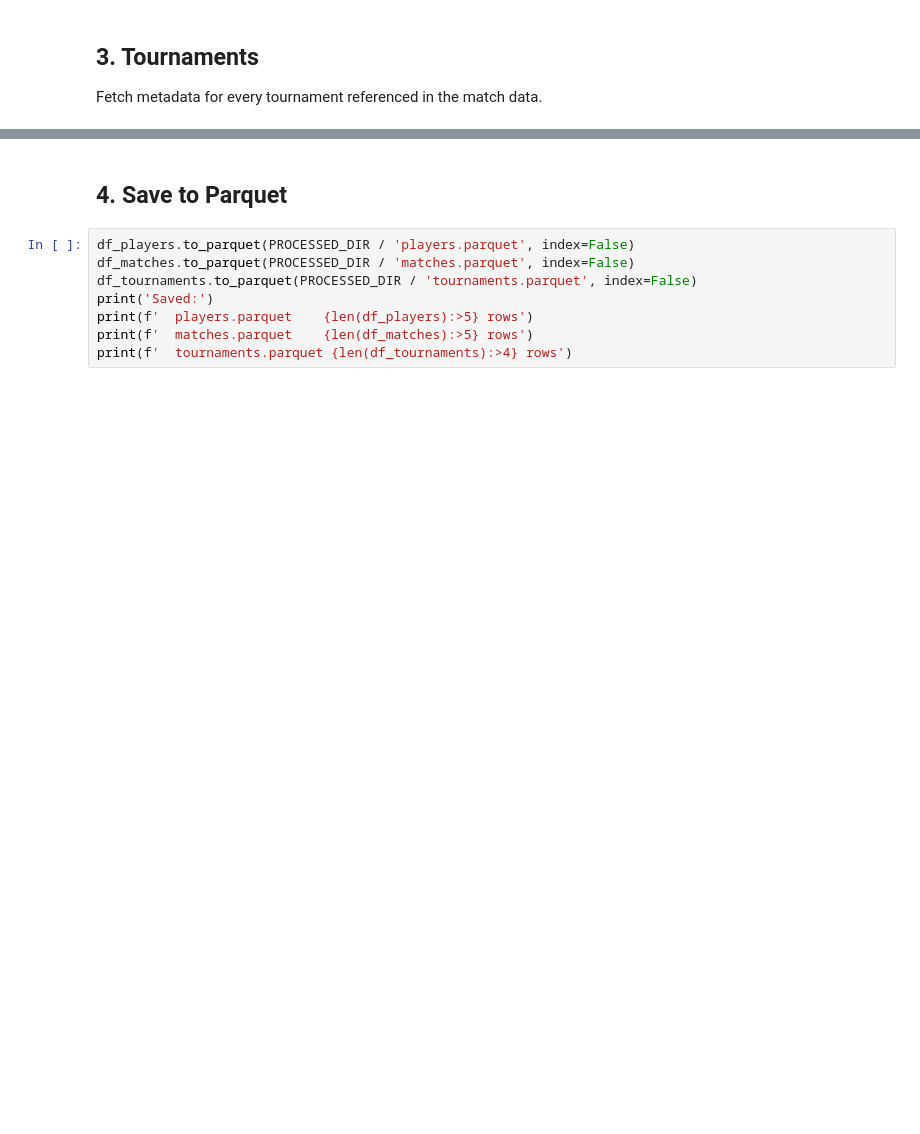
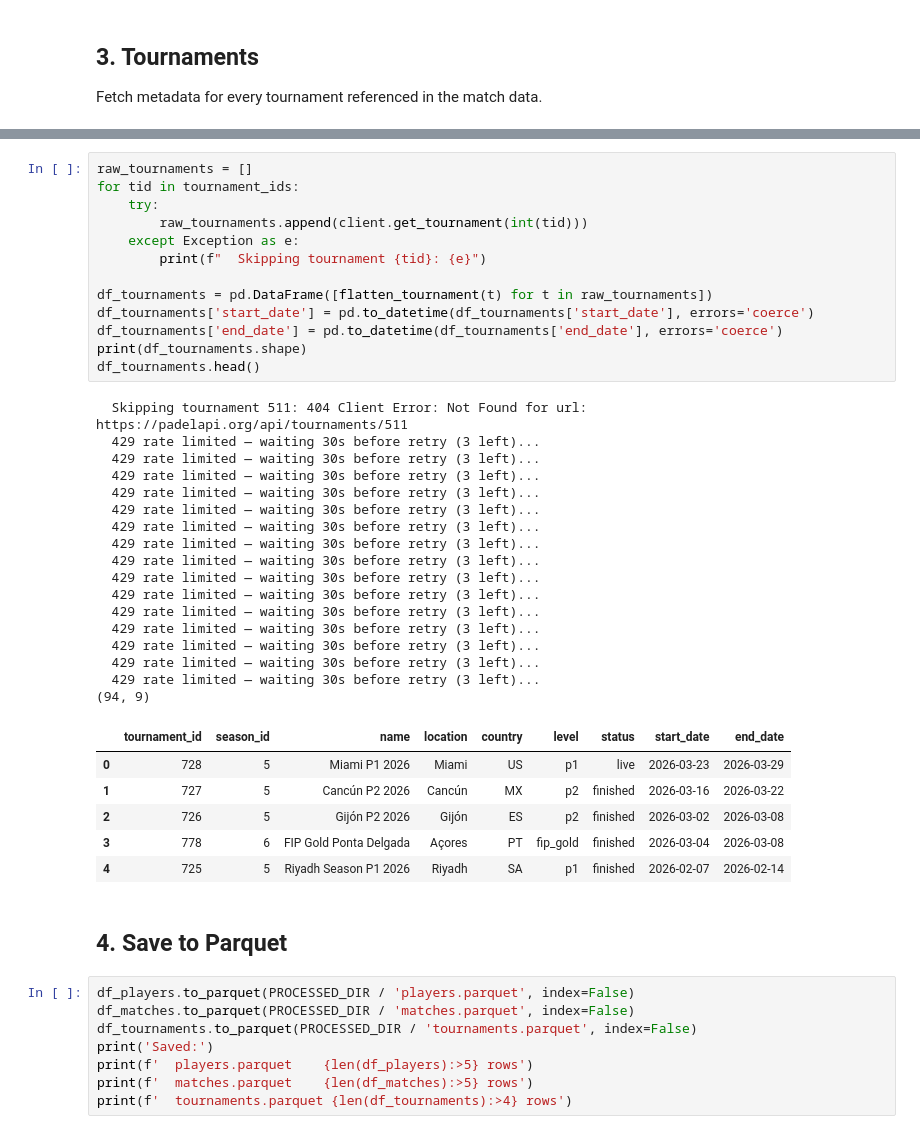
Before and after one commit to TheodorUtvik/padel-analytics, a Jupyter notebook: notebooks/02_collect_data.ipynb, the cells around one changed output, grey strips where cells are left out. Drawn from its saved outputs; the diff is of its cells as text; blank space fills up the shorter version.

```diff
--- a/notebooks/02_collect_data.ipynb
+++ b/notebooks/02_collect_data.ipynb
@@ -58,3 +131,40 @@ df_tournaments.head()
+# %%
+raw_tournaments = []
+for tid in tournament_ids:
+    try:
+        raw_tournaments.append(client.get_tournament(int(tid)))
+    except Exception as e:
+        print(f"  Skipping tournament {tid}: {e}")
+
+df_tournaments = pd.DataFrame([flatten_tournament(t) for t in raw_tournaments])
+df_tournaments['start_date'] = pd.to_datetime(df_tournaments['start_date'], errors='coerce')
+df_tournaments['end_date'] = pd.to_datetime(df_tournaments['end_date'], errors='coerce')
+print(df_tournaments.shape)
+df_tournaments.head()
+# %% [output]
+  Skipping tournament 511: 404 Client Error: Not Found for url: https://padelapi.org/api/tournaments/511
+  429 rate limited — waiting 30s before retry (3 left)...
+  429 rate limited — waiting 30s before retry (3 left)...
+  429 rate limited — waiting 30s before retry (3 left)...
+  429 rate limited — waiting 30s before retry (3 left)...
+  429 rate limited — waiting 30s before retry (3 left)...
+  429 rate limited — waiting 30s before retry (3 left)...
+  429 rate limited — waiting 30s before retry (3 left)...
+  429 rate limited — waiting 30s before retry (3 left)...
+  429 rate limited — waiting 30s before retry (3 left)...
+  429 rate limited — waiting 30s before retry (3 left)...
+  429 rate limited — waiting 30s before retry (3 left)...
+  429 rate limited — waiting 30s before retry (3 left)...
+  429 rate limited — waiting 30s before retry (3 left)...
+  429 rate limited — waiting 30s before retry (3 left)...
+  429 rate limited — waiting 30s before retry (3 left)...
+(94, 9)
+|  | tournament_id | season_id | name | location | country | level | status | start_date | end_date |
+| 0 | 728 | 5 | Miami P1 2026 | Miami | US | p1 | live | 2026-03-23 | 2026-03-29 |
+| 1 | 727 | 5 | Cancún P2 2026 | Cancún | MX | p2 | finished | 2026-03-16 | 2026-03-22 |
+| 2 | 726 | 5 | Gijón P2 2026 | Gijón | ES | p2 | finished | 2026-03-02 | 2026-03-08 |
+| 3 | 778 | 6 | FIP Gold Ponta Delgada | Açores | PT | fip_gold | finished | 2026-03-04 | 2026-03-08 |
+| 4 | 725 | 5 | Riyadh Season P1 2026 | Riyadh | SA | p1 | finished | 2026-02-07 | 2026-02-14 |
 # %% [markdown]
 ## 4. Save to Parquet
 # %%
```
Also changed, not shown: parts of 9 cells of this notebook, 3 other files.
